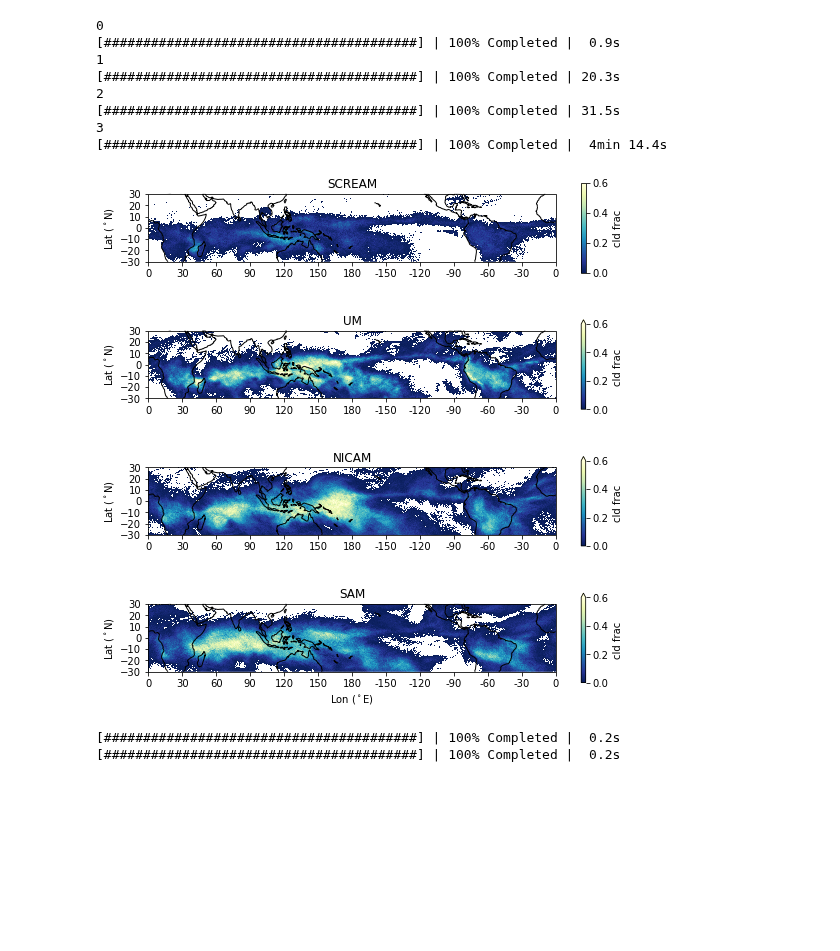
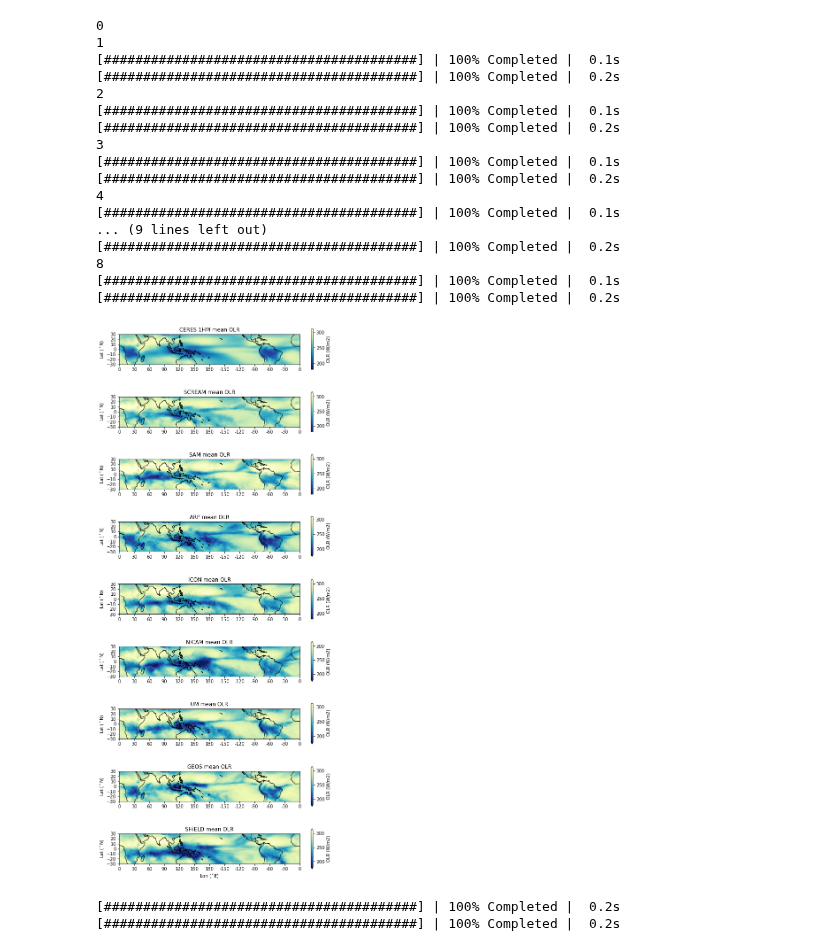
Before and after one commit to smturbev/dyamond2, a Jupyter notebook: python_scripts/global_tropics_mean.ipynb, the cells around one changed output. Drawn from its saved outputs; the diff is of its cells as text; code cells hidden in the pictures; blank space fills up the shorter version.

Commit message:
last exploratory plotting/analysis... onto serious stuff

```diff
--- a/python_scripts/global_tropics_mean.ipynb
+++ b/python_scripts/global_tropics_mean.ipynb
@@ -76,7 +20,8 @@ plt.show()
 # %%
+# load variables into an array
 if var=="rlt":
-    models = [ "SCREAMr0.1deg", "SAM", "ARPr0.1deg", "ICONr0.1deg"]
-    models1= ["NICAM", "UM", "GEOSr0.1deg", "SHiELDr0.1deg"]
+    models = ["SCREAMr1deg", "SAMr1deg", "ARPr1deg", "ICONr1deg"]
+    models1= ["NICAMr1deg", "UMr1deg", "GEOSr1deg", "SHiELDr1deg"]
     da = xr.open_dataset(ap.get_timmean_file("CERES","GT","rad_toa_1hm_JFM")).adj_atmos_lw_up_all_toa_1hm.mean(dim="time")
     mod = {"CERES 1HM":da}
     print(da.shape)
@@ -96,8 +41,11 @@ if var=="rlt":
             mod[m] = dmod
     for m in models1:
         print(m)
-        dmod = xr.open_dataset(ap.get_timmean_file(m, "GT", var1), chunks=chunk_dict)[var1][0]
-        if m=="UM":
+        if (m=="NICAMr1deg") or (m=="UMr1deg"):
+            dmod = xr.open_dataset(ap.get_timmean_file(m, "GT", var1), chunks=chunk_dict)[var1]
+        else:
+            dmod = xr.open_dataset(ap.get_timmean_file(m, "GT", var1), chunks=chunk_dict)[var1][0]
+        if m[:2]=="UM":
             dam = da.interp({"lon":dmod.longitude.values, "lat":dmod.latitude.values})
         else:
             dam = da.interp({"lon":dmod.lon, "lat":dmod.lat})
@@ -144,7 +118,7 @@ if var[:3]=="cli":
     lab = "cld frac"
 else:
     omin, omax = 180, 310
-    dmin, dmax = -40, 40
+    dmin, dmax = -120, 120
     lab = "OLR (W/m2)"
 i=0
 for m in list(mod.keys()):
@@ -170,39 +144,57 @@ for m in list(mod.keys()):
 
     da.plot(
         ax=ax[i],
         transform=ccrs.PlateCarree(),
         cmap=cmap,
         vmin=vmin, vmax=vmax, add_colorbar=True,
         cbar_kwargs={"orientation": "vertical", "shrink": 0.7,"label":lab},
         robust=True
     )
     ax[i].coastlines()
     ax[i].set_title("")
     ax[i].set_ylabel("Lat ($^\circ$N)")
     ax[i].set_ylim([-30,30])
     ax[i].set_yticks(np.arange(-30,31,10))
     ax[i].set_xticks(np.arange(-180,181,30))
     # ax[i].set_xticklabels([], color='w')
     ax[i].set_xlabel("")
-    ax[i].set_title(m.split("r")[0]+" 14 km")
+    if var=="cli":
+        ax[i].set_title(m.split("r")[0]+" 14 km")
+    else:
+        ax[i].set_title(m.split("r")[0]+" mean OLR")
     # ax[i].plot(np.array([143,143,153,153,143])-180,[-5,5,5,-5,-5],color='r',lw=1)
     i+=1
 ax[-1].set_xticklabels([0,30,60,90,120,150,180,-150,-120,-90,-60,-30,0],color='k')
 ax[-1].set_xlabel("Lon ($^\circ$E)")
 plt.tight_layout()
 
+if diff:
+    var=var+"_diff"
+
 plt.savefig("../plots/GT/timmean_{}.png".format(var), dpi=250)
 plt.show()
+
+if diff:
+    var=var.split("_")[0]
 # %% [output]
 0
-[########################################] | 100% Completed |  0.9s
 1
-[########################################] | 100% Completed | 20.3s
+[########################################] | 100% Completed |  0.1s
+[########################################] | 100% Completed |  0.2s
 2
-[########################################] | 100% Completed | 31.5s
+[########################################] | 100% Completed |  0.1s
+[########################################] | 100% Completed |  0.2s
 3
-[########################################] | 100% Completed |  4min 14.4s
+[########################################] | 100% Completed |  0.1s
+[########################################] | 100% Completed |  0.2s
+4
+[########################################] | 100% Completed |  0.1s
+... (9 lines left out)
+[########################################] | 100% Completed |  0.2s
+8
+[########################################] | 100% Completed |  0.1s
+[########################################] | 100% Completed |  0.2s
-[figure, old version]
+[figure, new version]
 # %%
 cmap = "YlGnBu_r"
 vmin, vmax = 180, 310
```
Also changed, not shown: parts of 12 cells of this notebook, 11 other files.
